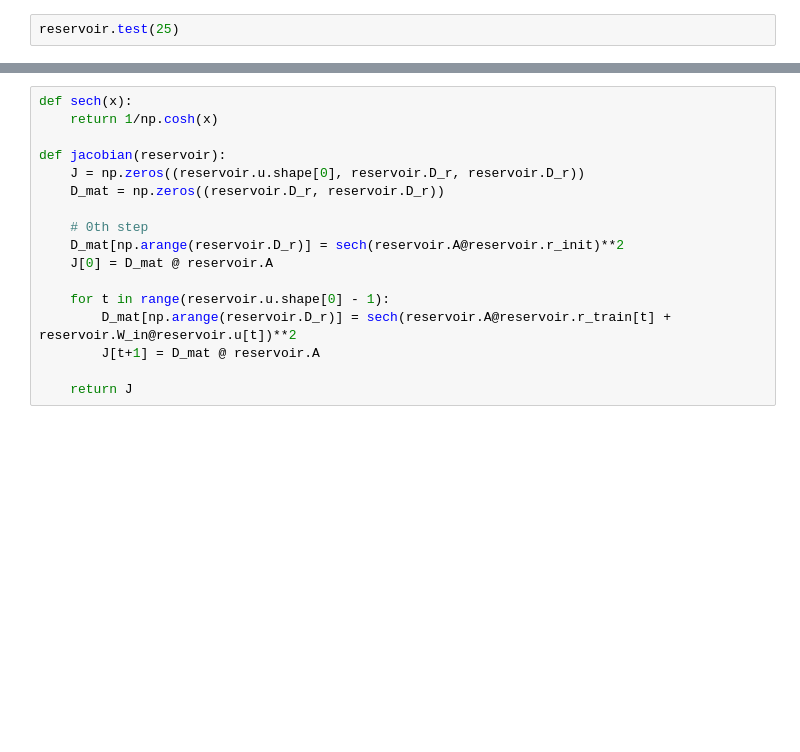
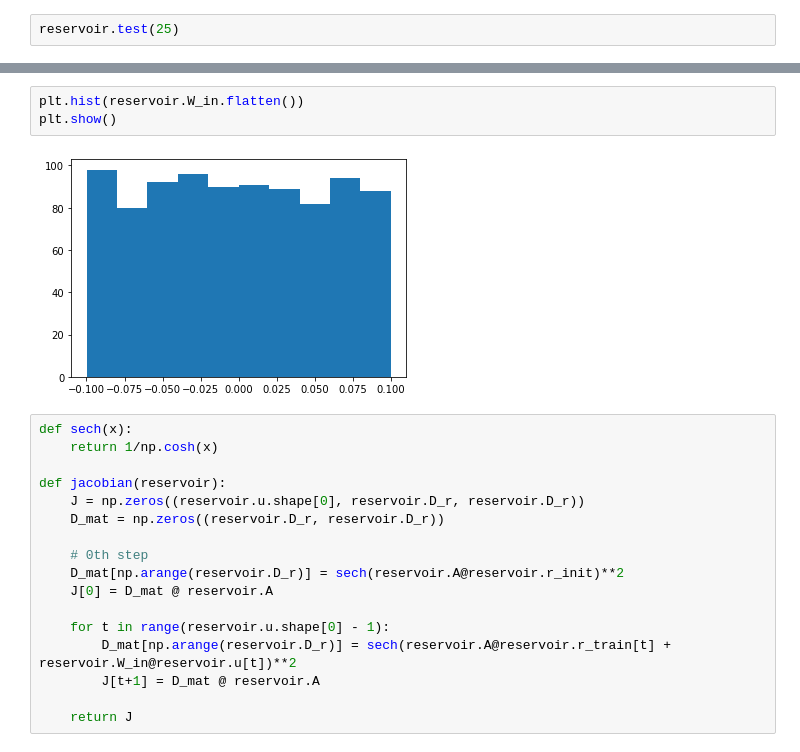
Before and after one commit to adamjeisen/ChaoticConsciousness, a Jupyter notebook: _sandbox/reservoir_computing/2021-05-27 - Lorenz + Reservoir (Using Class).ipynb, the cells around one changed output, grey strips where cells are left out. Cells and saved outputs as stored; diff of their text form; blank space fills up the shorter version.

```diff
--- a/_sandbox/reservoir_computing/2021-05-27 - Lorenz + Reservoir (Using Class).ipynb
+++ b/_sandbox/reservoir_computing/2021-05-27 - Lorenz + Reservoir (Using Class).ipynb
@@ -78,3 +81,8 @@ reservoir.print_test_results()
+# %%
+plt.hist(reservoir.W_in.flatten())
+plt.show()
+# %% [output]
+[figure, added]
 # %%
 def sech(x):
     return 1/np.cosh(x)
```
Also changed, not shown: parts of 5 cells of this notebook, 1 other file.
